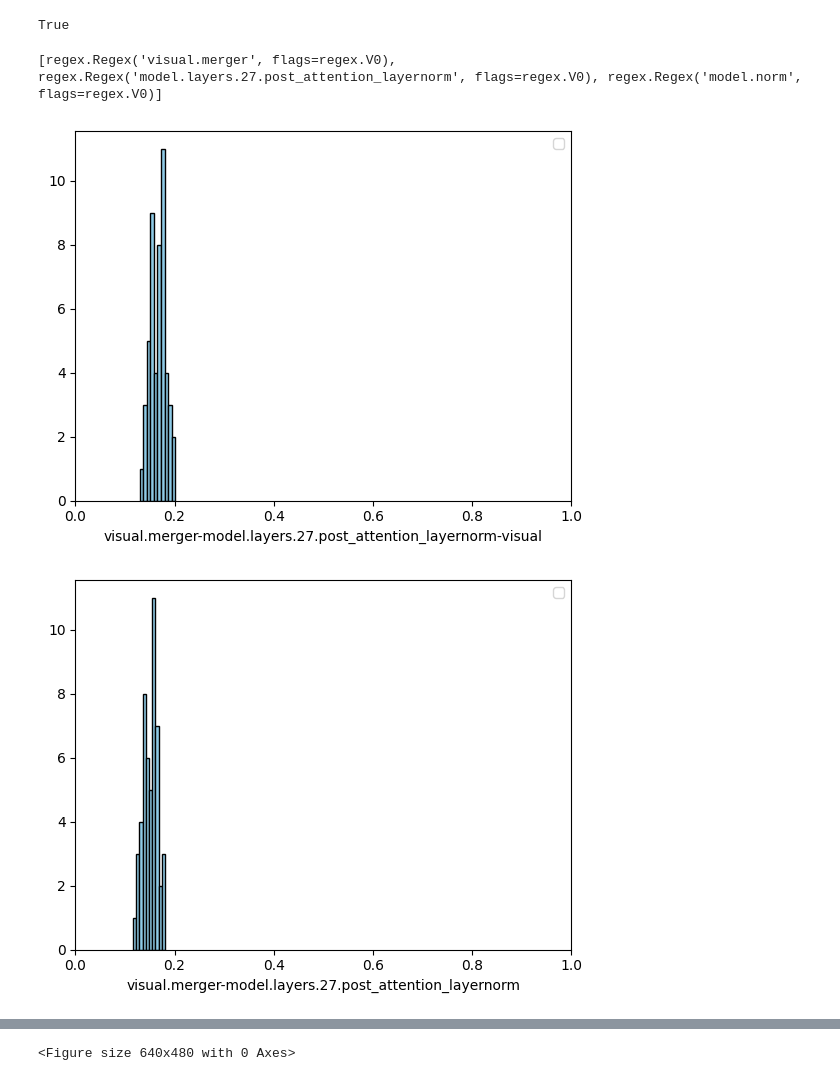
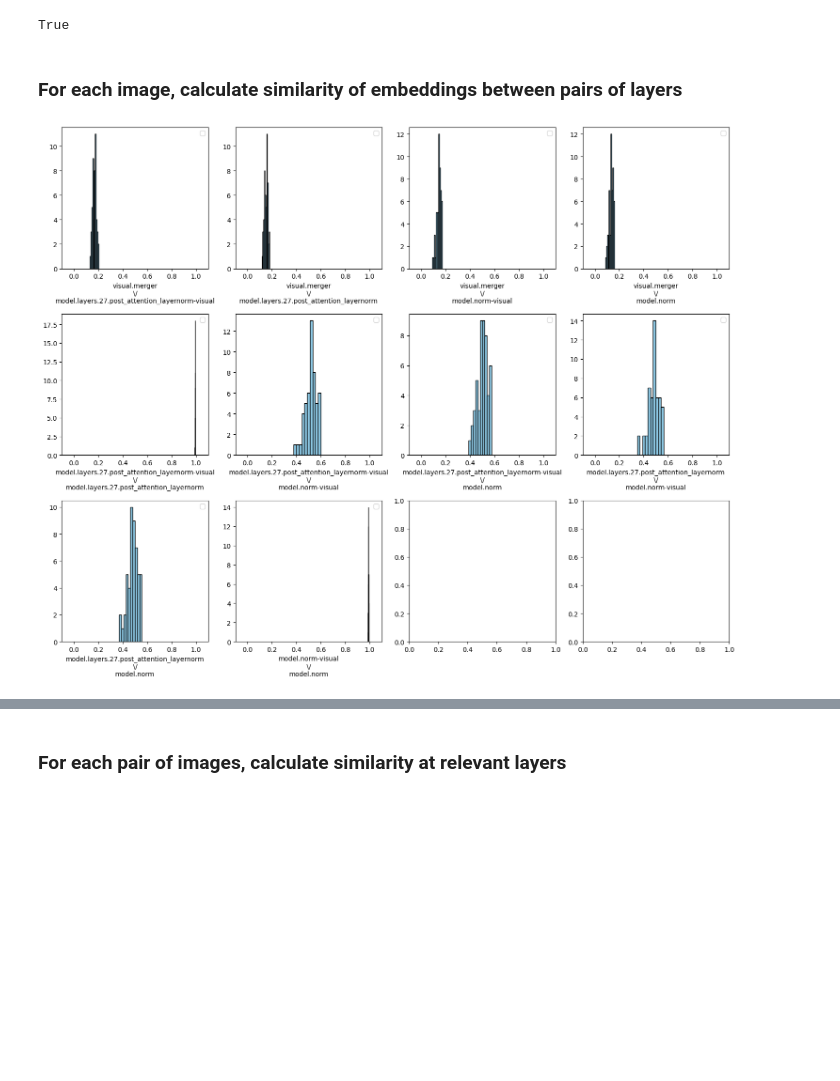
Before and after one commit to allisonchen23/vlm-lens, a Jupyter notebook: notebooks/get_representations.ipynb, the cells around one changed output, grey strips where cells are left out. Drawn from its saved outputs; the diff is of its cells as text; code cells hidden in the pictures; blank space fills up the shorter version.

Commit message:
updated code to do histogram visualizations on one figure

```diff
--- a/notebooks/get_representations.ipynb
+++ b/notebooks/get_representations.ipynb
@@ -154,8 +125,10 @@ cosine_sim = db_utils.cosine_similarity_numpy(mean_embs, mean_embs)
 print(np.array_equal(cosine_sim, cosine_sim.T))
 # %% [output]
 True
+# %% [markdown]
+### For each image, calculate similarity of embeddings between pairs of layers
 # %%
-print(config.modules)
+
 
 module_names = []
 module_embeddings = []
@@ -219,25 +192,37 @@ for i in range(n_modules - 1):
         # Only want diagonal because that is comparing same image to same image
         cosine_sim = np.diag(cosine_sim)
 
-        comparison_names.append("{}-{}".format(name_i, name_j))
+        comparison_names.append("{}\n\/\n{}".format(name_i, name_j))
         cosine_sims.append(cosine_sim)
-# %% [output]
-[regex.Regex('visual.merger', flags=regex.V0), regex.Regex('model.layers.27.post_attention_layernorm', flags=regex.V0), regex.Regex('model.norm', flags=regex.V0)]
 # %%
 n_graphs = len(comparison_names)
-# fig, axes = plt.subplots(1, 3)
+n_cols = 4
+n_rows = n_graphs // n_cols + 1
+fig, axes = plt.subplots(n_rows, n_cols, figsize=(15, 12))
 
-for idx in range(n_graphs):
-    # ax = axes[idx]
-    comparison_name = comparison_names[idx]
-    cosine_sim = cosine_sims[idx]
+graph_idx = 0
+# for idx in range(n_graphs):
+for row_idx in range(n_rows):
+    if graph_idx >= n_graphs:
+        break
+    for col_idx in range(n_cols):
+        if graph_idx >= n_graphs:
+            break
+        ax = axes[row_idx][col_idx]
+        comparison_name = comparison_names[graph_idx]
+        cosine_sim = cosine_sims[graph_idx]
 
-    visualizations.histogram(
-        data=cosine_sim,
-        xlim=[0, 1],
-        xlabel=comparison_name,
-        show=True
-    )
+        fig, axes[row_idx][col_idx], _ = visualizations.histogram(
+            data=cosine_sim,
+            fig=fig,
+            ax=ax,
+            xlim=[-0.1, 1.1],
+            xlabel=comparison_name,
+            show=False
+        )
+        axes[row_idx][col_idx] = ax
+        graph_idx += 1
+plt.tight_layout()
+plt.show()
 # %% [output]
-[figure, old version]
+[figure, new version]
-[figure, removed]
@@ -252 +229,2 @@ for idx in range(n_graphs):
-<Figure size 640x480 with 0 Axes>
+# %% [markdown]
+### For each pair of images, calculate similarity at relevant layers
```
Also changed, not shown: parts of 3 cells of this notebook, 1 other file.
